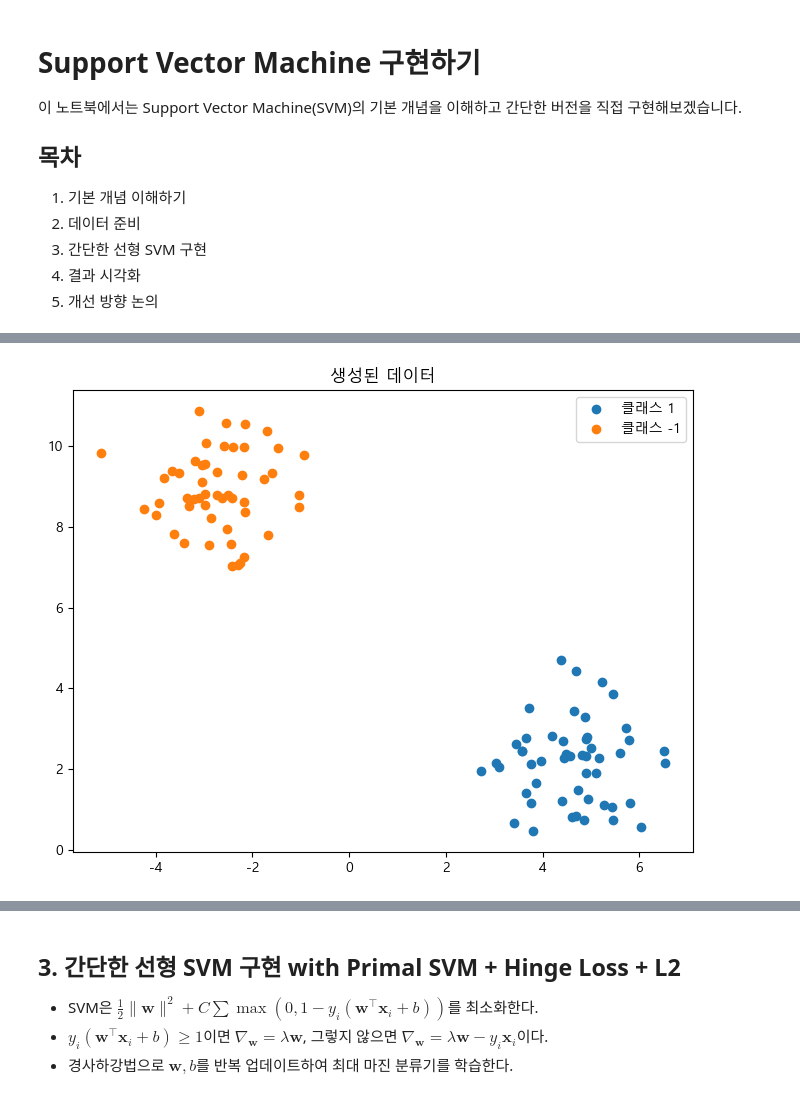
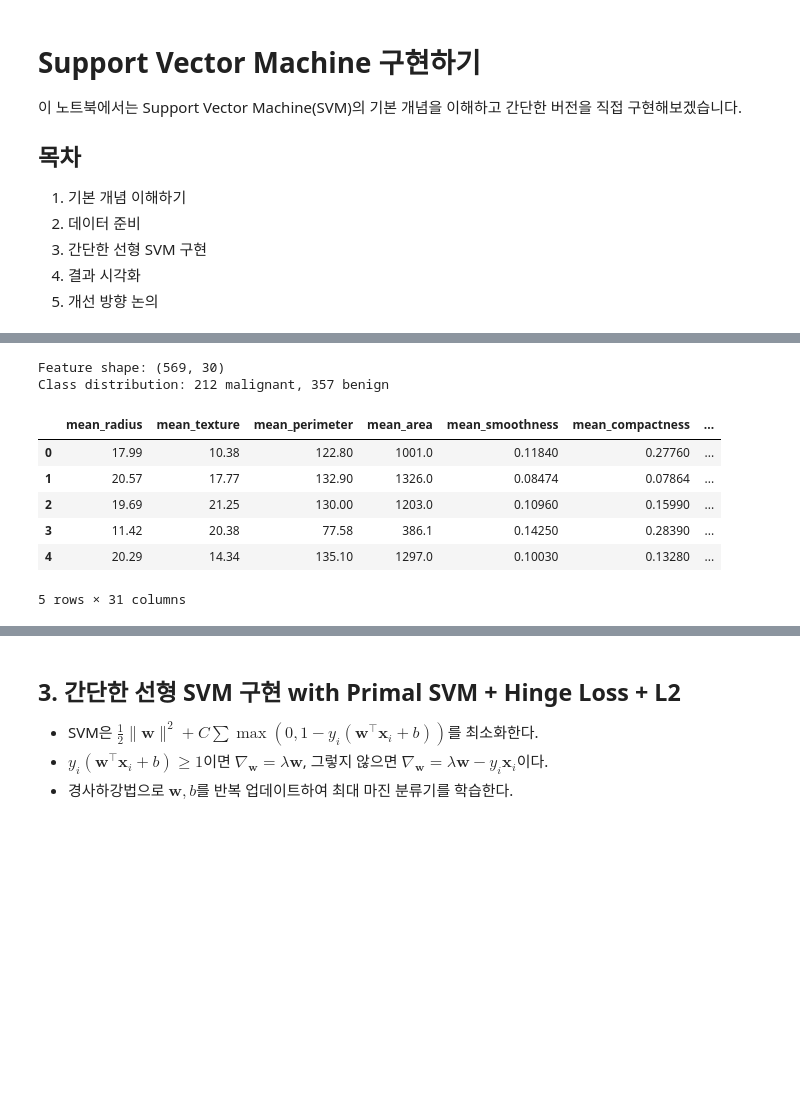
Before and after one commit to dkim949/algorithms-from-scratch, a Jupyter notebook: supervised/svm/svm.ipynb, the cells around one changed output, grey strips where cells are left out. Drawn from its saved outputs; the diff is of its cells as text; code cells hidden in the pictures; blank space fills up the shorter version.

```diff
--- a/supervised/svm/svm.ipynb
+++ b/supervised/svm/svm.ipynb
@@ -33,20 +129,42 @@ SVM의 주요 개념:
 # %%
-def generate_data(n_samples=100):
-    """간단한 이진 분류 데이터셋 생성"""
-    X, y = make_blobs(n_samples=n_samples, centers=2, random_state=42)
-    # 레이블을 1과 -1로 변환 (SVM 규칙)
-    y = np.where(y == 0, -1, 1)
-    return X, y
+# def generate_data(n_samples=100):
+#     """간단한 이진 분류 데이터셋 생성"""
+#     X, y = make_blobs(n_samples=n_samples, centers=2, random_state=42)
+#     # 레이블을 1과 -1로 변환 (SVM 규칙)
+#     y = np.where(y == 0, -1, 1)
+#     return X, y
 
-# 데이터 생성
-X, y = generate_data()
+# # 데이터 생성
+# X, y = generate_data()
 
-# 데이터 시각화
-plt.figure(figsize=(8, 6))
-plt.scatter(X[y == 1][:, 0], X[y == 1][:, 1], label='클래스 1')
-plt.scatter(X[y == -1][:, 0], X[y == -1][:, 1], label='클래스 -1')
-plt.title('생성된 데이터')
-plt.legend()
-plt.show()
+# # 데이터 시각화
+# plt.figure(figsize=(8, 6))
+# plt.scatter(X[y == 1][:, 0], X[y == 1][:, 1], label='클래스 1')
+# plt.scatter(X[y == -1][:, 0], X[y == -1][:, 1], label='클래스 -1')
+# plt.title('생성된 데이터')
+# plt.legend()
+# plt.show()
-# %% [output]
-[figure, removed]
+# %%
+# 데이터 로드
+data = load_breast_cancer()
+X, y = data.data, data.target
+
+print(f"Feature shape: {X.shape}")
+print(f"Class distribution: {sum(y==0)} malignant, {sum(y==1)} benign")
+# %% [output]
+Feature shape: (569, 30)
+Class distribution: 212 malignant, 357 benign
+# %%
+data.feature_names = [i.replace(' ', '_') for i in data.feature_names]
+
+df = pd.DataFrame(X, columns=data.feature_names)
+df['target'] = y
+df.head()
+# %% [output]
+|  | mean_radius | mean_texture | mean_perimeter | mean_area | mean_smoothness | mean_compactness | ... |
+| 0 | 17.99 | 10.38 | 122.80 | 1001.0 | 0.11840 | 0.27760 | ... |
+| 1 | 20.57 | 17.77 | 132.90 | 1326.0 | 0.08474 | 0.07864 | ... |
+| 2 | 19.69 | 21.25 | 130.00 | 1203.0 | 0.10960 | 0.15990 | ... |
+| 3 | 11.42 | 20.38 | 77.58 | 386.1 | 0.14250 | 0.28390 | ... |
+| 4 | 20.29 | 14.34 | 135.10 | 1297.0 | 0.10030 | 0.13280 | ... |
+5 rows × 31 columns
```
Also changed, not shown: parts of 11 cells of this notebook.
